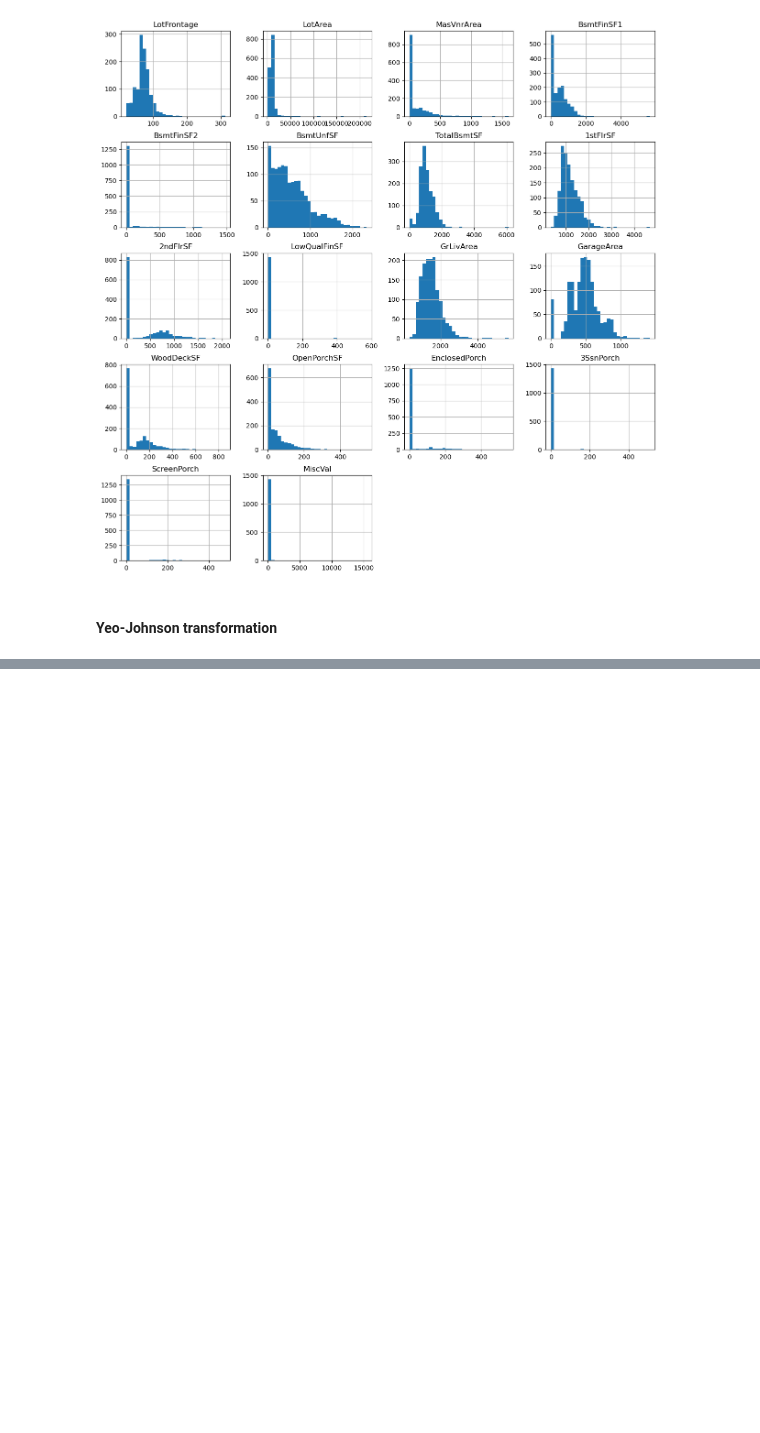
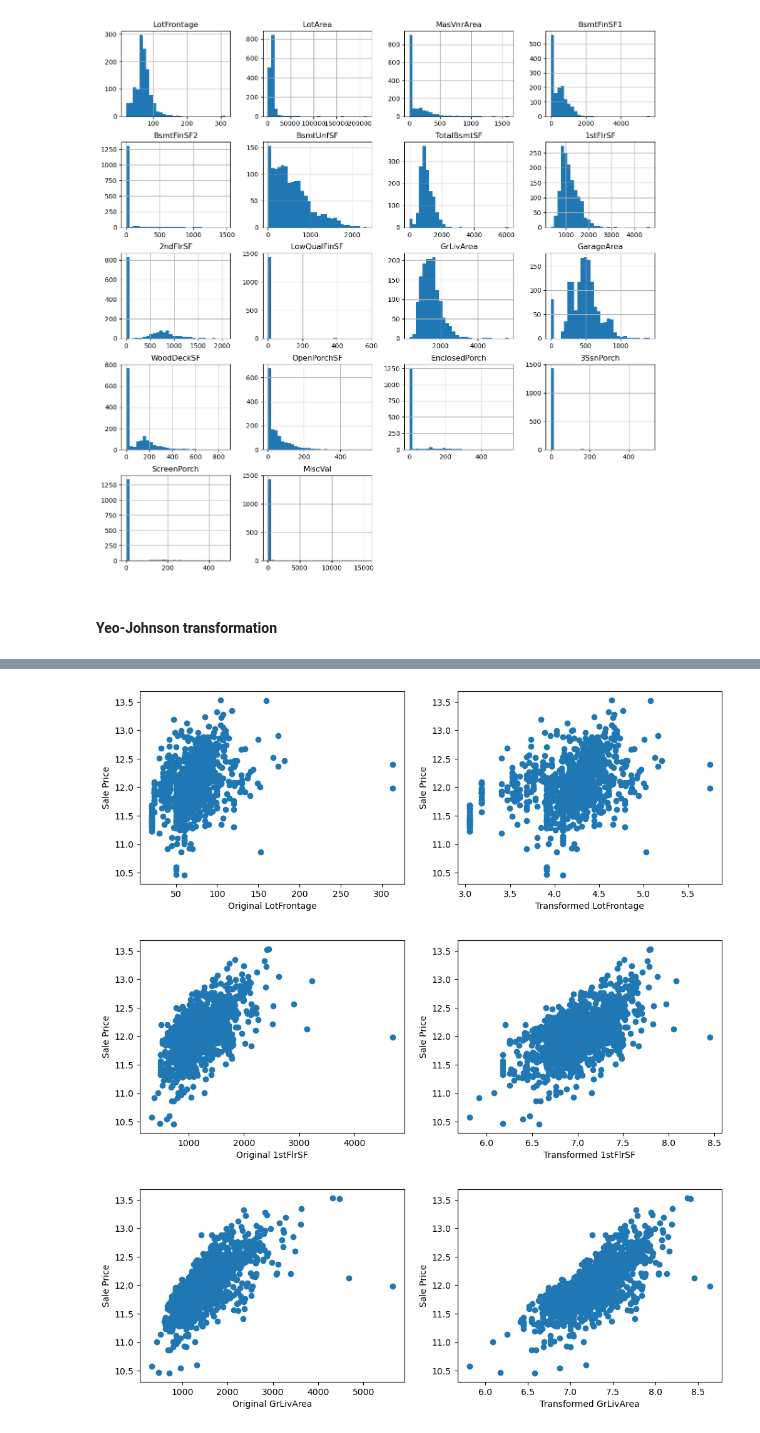
Before and after one commit to Mezcue/ML-Practice, a Jupyter notebook: EDA - practice.ipynb, the cells around one changed output, grey strips where cells are left out. Drawn from its saved outputs; the diff is of its cells as text; code cells hidden in the pictures; blank space fills up the shorter version.

```diff
--- a/EDA - practice.ipynb
+++ b/EDA - practice.ipynb
@@ -482,0 +546,24 @@ ValueError: Yeo-Johnson input must be finite.
+# %%
+# Lets plot original or transformed variables vs sales price to compares/ if there is a relationship
+
+for var in ["LotFrontage", "1stFlrSF", "GrLivArea"]:
+
+    plt.figure(figsize=(12,4))
+
+    # original vs sale price vars
+    plt.subplot(1,2,1)
+    plt.scatter(data[var], np.log(data['SalePrice']))
+    plt.ylabel('Sale Price')
+    plt.xlabel('Original ' + var)
+
+    # Transformed vs sale price vars
+    plt.subplot(1,2,2)
+    plt.scatter(tmp[var], np.log(data['SalePrice']))
+    plt.ylabel('Sale Price')
+    plt.xlabel('Transformed ' + var)
+
+    plt.show()
+# %% [output]
+[figure, added]
+[figure, added]
+[figure, added]
```
Also changed, not shown: parts of 8 cells of this notebook.
